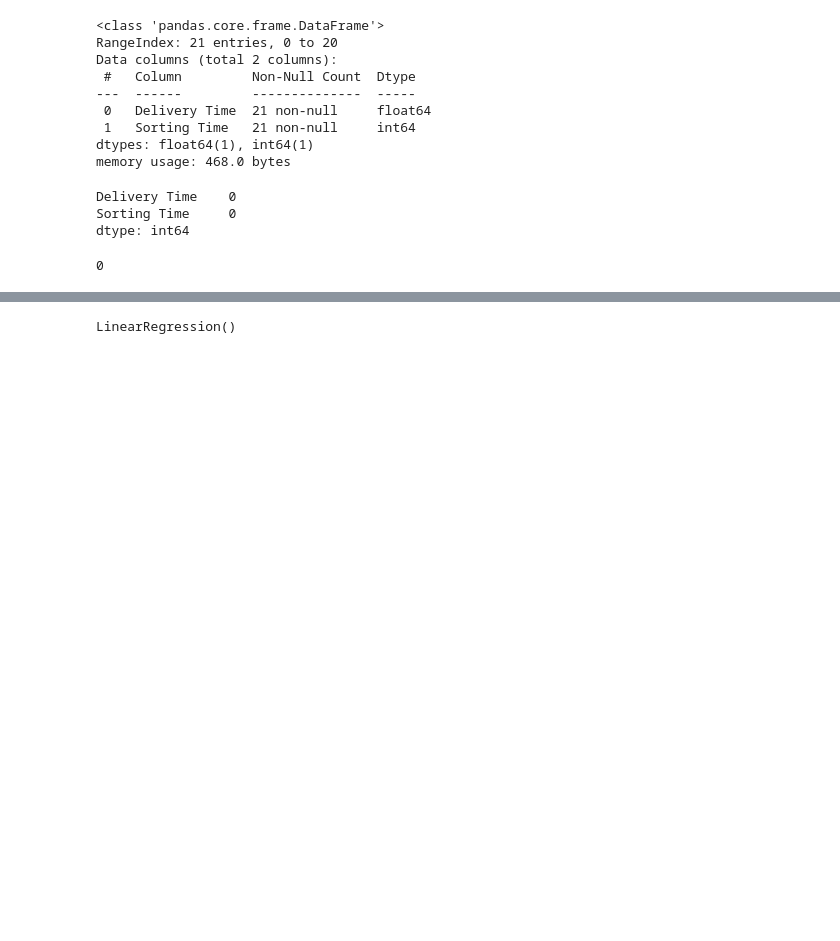
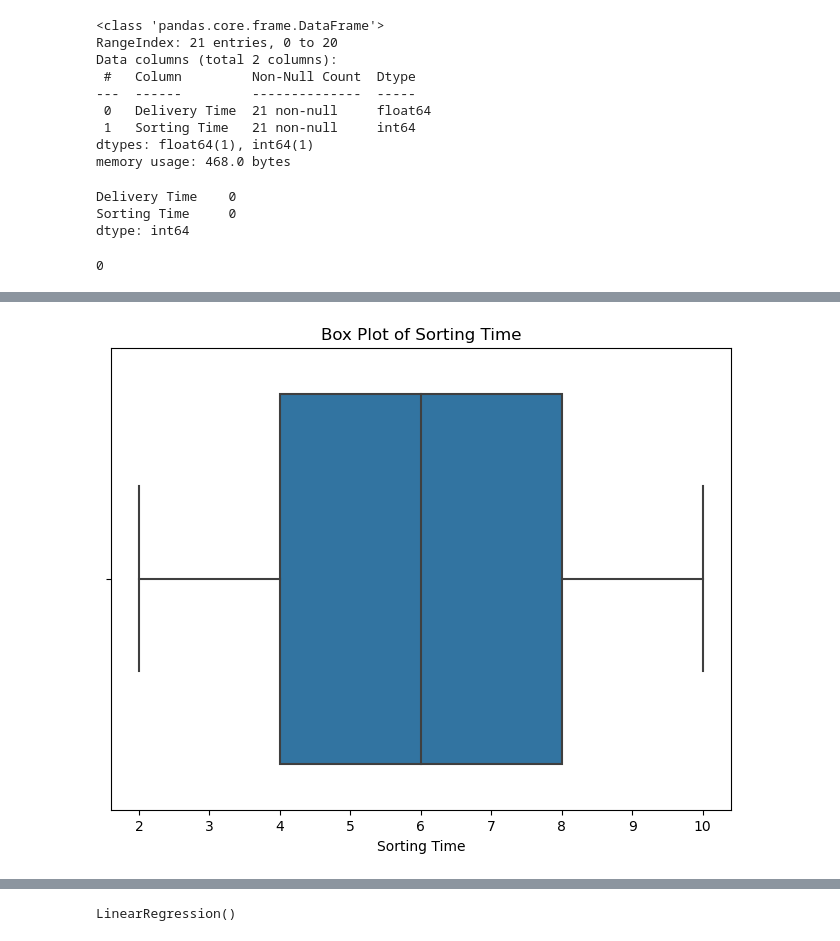
Before and after one commit to SpidY21/ExcelR-DS-Assingment, a Jupyter notebook: Simple Linear Regression/Delivery Time Ans.ipynb, the cells around one changed output, grey strips where cells are left out. Cells and saved outputs as stored; diff of their text form; code cells hidden in the pictures; blank space fills up the shorter version.

```diff
--- a/Simple Linear Regression/Delivery Time Ans.ipynb
+++ b/Simple Linear Regression/Delivery Time Ans.ipynb
@@ -39,0 +59,8 @@ df.duplicated().sum()
+# %%
+plt.figure(figsize=(8, 6))
+sns.boxplot(x='Sorting Time', data=df)
+plt.xlabel('Sorting Time')
+plt.title('Box Plot of Sorting Time')
+plt.show()
+# %% [output]
+[figure, added]
```
Also changed, not shown: parts of 11 cells of this notebook, 3 other files.
